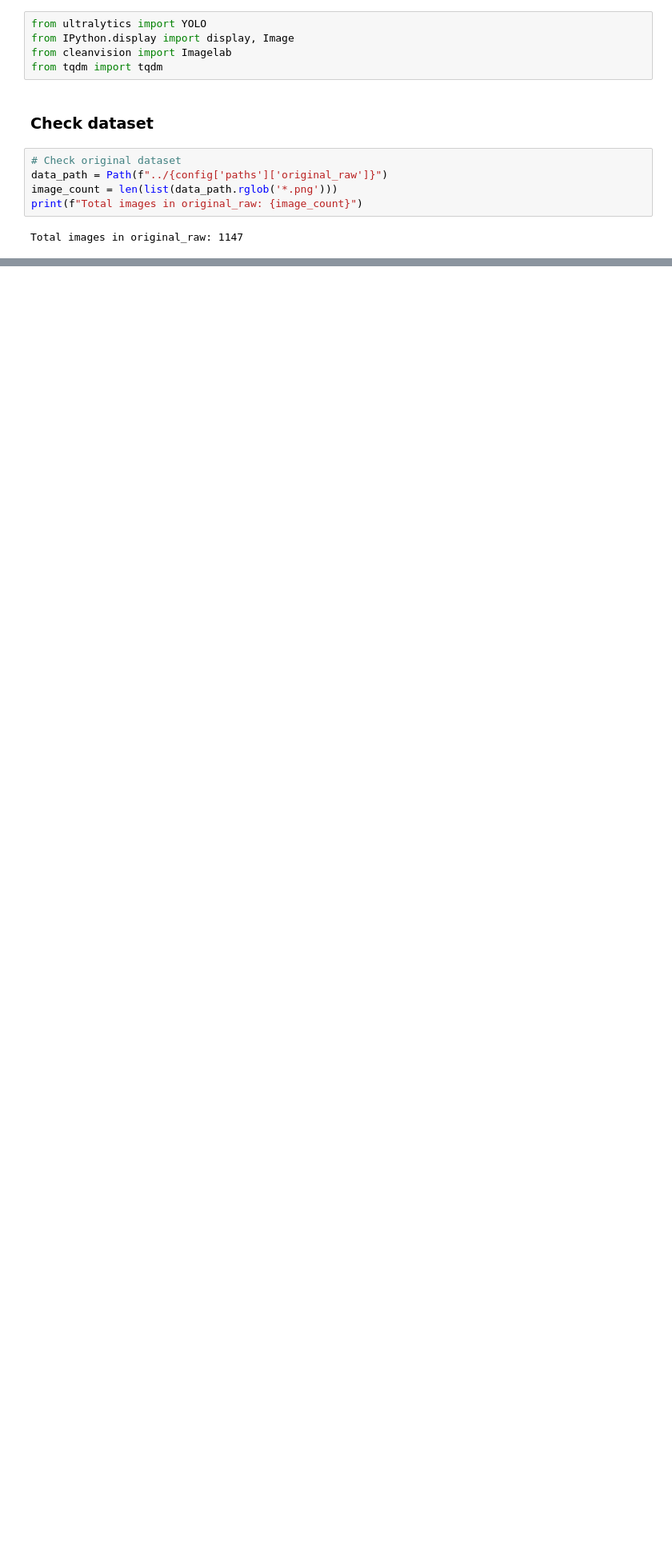
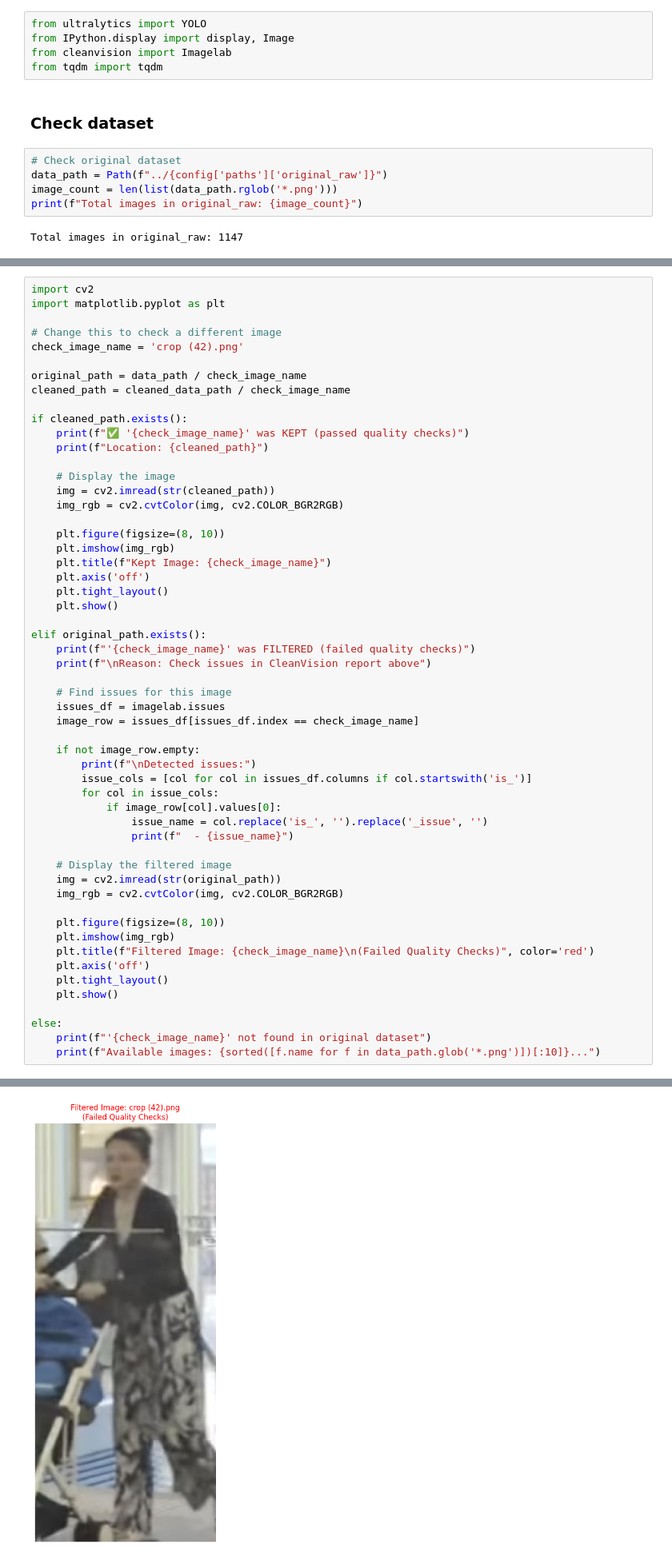
Before and after one commit to ChinSekYi/vision-pipeline-dataset-cleaner, a Jupyter notebook: notebooks/01_data_quality.ipynb, the cells around one changed output, grey strips where cells are left out. Shown at 80% size. Cells and saved outputs as stored; diff of their text form; blank space fills up the shorter version.

```diff
--- a/notebooks/01_data_quality.ipynb
+++ b/notebooks/01_data_quality.ipynb
@@ -135,0 +156,56 @@ Total images in cleaned_raw: 785
+# %%
+import cv2
+import matplotlib.pyplot as plt
+
+# Change this to check a different image
+check_image_name = 'crop (42).png'
+
+original_path = data_path / check_image_name
+cleaned_path = cleaned_data_path / check_image_name
+
+if cleaned_path.exists():
+    print(f"✅ '{check_image_name}' was KEPT (passed quality checks)")
+    print(f"Location: {cleaned_path}")
+
+    # Display the image
+    img = cv2.imread(str(cleaned_path))
+    img_rgb = cv2.cvtColor(img, cv2.COLOR_BGR2RGB)
+
+    plt.figure(figsize=(8, 10))
+    plt.imshow(img_rgb)
+    plt.title(f"Kept Image: {check_image_name}")
+    plt.axis('off')
+    plt.tight_layout()
+    plt.show()
+
+elif original_path.exists():
+    print(f"'{check_image_name}' was FILTERED (failed quality checks)")
+    print(f"\nReason: Check issues in CleanVision report above")
+
+    # Find issues for this image
+    issues_df = imagelab.issues
+    image_row = issues_df[issues_df.index == check_image_name]
+
+    if not image_row.empty:
+        print(f"\nDetected issues:")
+        issue_cols = [col for col in issues_df.columns if col.startswith('is_')]
+        for col in issue_cols:
+            if image_row[col].values[0]:
+                issue_name = col.replace('is_', '').replace('_issue', '')
+                print(f"  - {issue_name}")
+
+    # Display the filtered image
+    img = cv2.imread(str(original_path))
+    img_rgb = cv2.cvtColor(img, cv2.COLOR_BGR2RGB)
+
+    plt.figure(figsize=(8, 10))
+    plt.imshow(img_rgb)
+    plt.title(f"Filtered Image: {check_image_name}\n(Failed Quality Checks)", color='red')
+    plt.axis('off')
+    plt.tight_layout()
+    plt.show()
+
+else:
+    print(f"'{check_image_name}' not found in original dataset")
+    print(f"Available images: {sorted([f.name for f in data_path.glob('*.png')])[:10]}...")
+# %% [output]
@@ -135,0 +215 @@ Total images in cleaned_raw: 785
+[figure, added]
```
Also changed, not shown: parts of 10 cells of this notebook, 4 other files.
